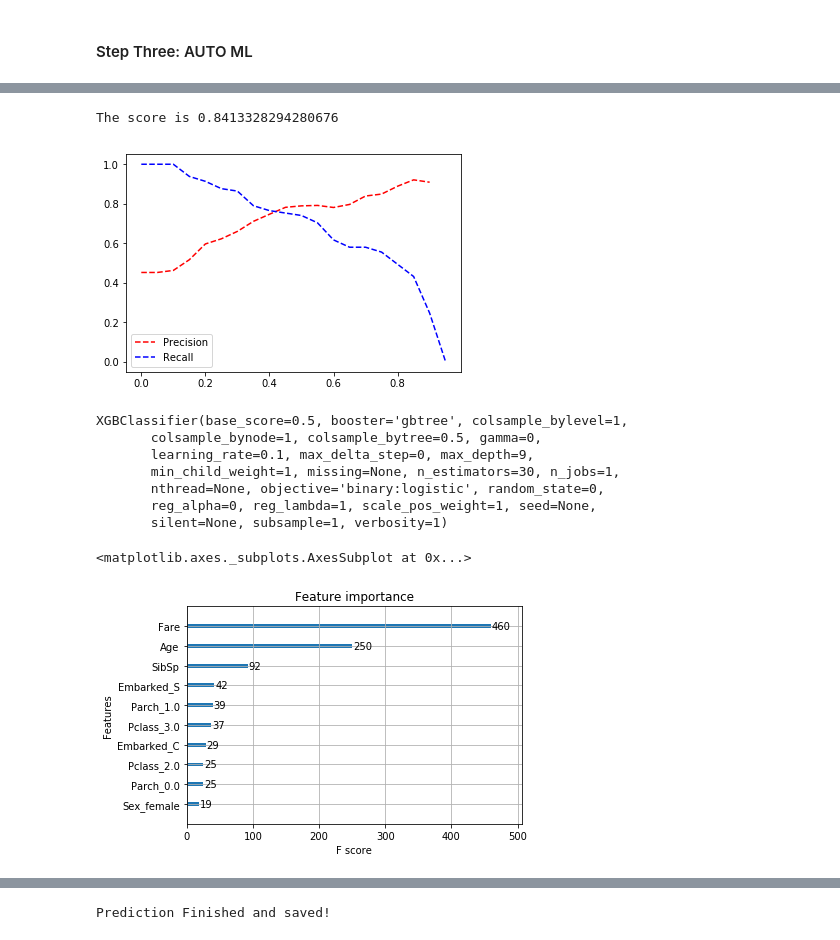
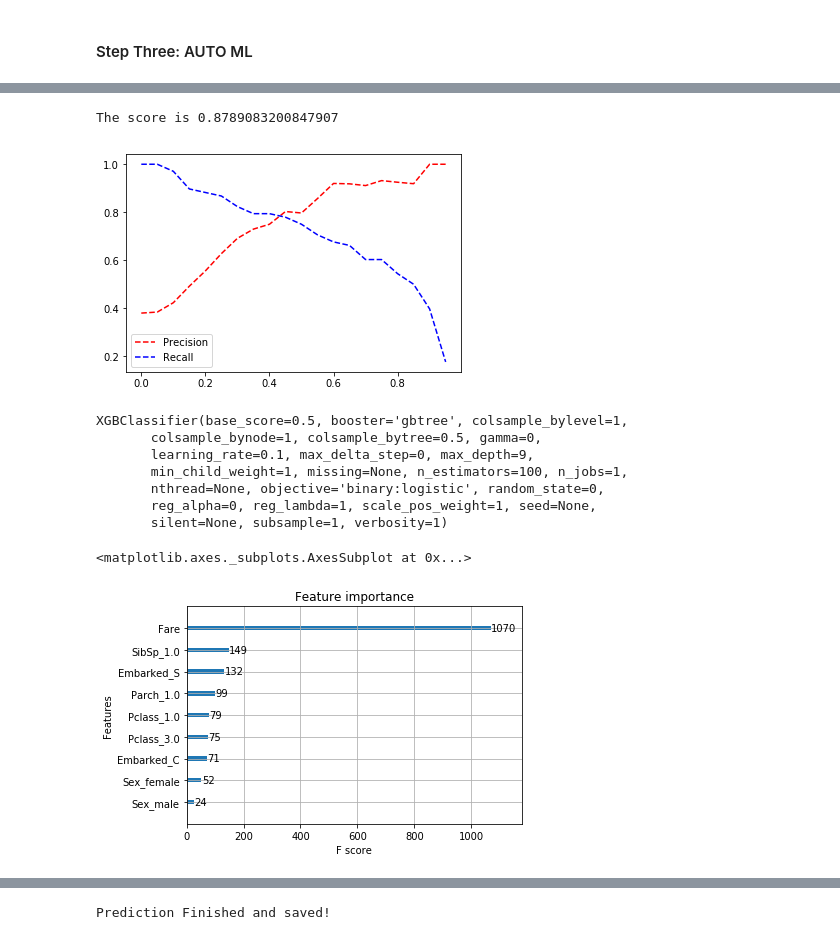
Before and after one commit to YC-Coder-Chen/Integrated-AUTO-ML, a Jupyter notebook: Demo_Titanic.ipynb, the cells around one changed output, grey strips where cells are left out. Drawn from its saved outputs; the diff is of its cells as text; code cells hidden in the pictures.

```diff
--- a/Demo_Titanic.ipynb
+++ b/Demo_Titanic.ipynb
@@ -142,28 +124,28 @@ result[2]
 # %%
 # retrain on the whole trainset and test on the testset
 # automatically plot the precision and recall line
 # return (model, prediction)
 best_params = {'max_depth': [9],
  'colsample_bytree': [0.5],
- 'n_estimators': [30]}
+ 'n_estimators': [100]}
 fill_method = 'mean'
 
 result = s3.predict_test(col = list(set(data.columns)-set(['Survived'])),
                         model = xgb.XGBClassifier,
                         best_params=best_params,
                         scorer=sk.metrics.roc_auc_score,
-                        fill_method = fill_method, fkbest=13,
+                        fill_method = fill_method, fkbest=9,
                         scaling = True, smote=True, classification=True)
 # %% [output]
-The score is 0.8413328294280676
+The score is 0.8789083200847907
-[figure, old version]
+[figure, new version]
 # %%
 result[0]
 # %% [output]
 XGBClassifier(base_score=0.5, booster='gbtree', colsample_bylevel=1,
        colsample_bynode=1, colsample_bytree=0.5, gamma=0,
        learning_rate=0.1, max_delta_step=0, max_depth=9,
-       min_child_weight=1, missing=None, n_estimators=30, n_jobs=1,
+       min_child_weight=1, missing=None, n_estimators=100, n_jobs=1,
        nthread=None, objective='binary:logistic', random_state=0,
        reg_alpha=0, reg_lambda=1, scale_pos_weight=1, seed=None,
        silent=None, subsample=1, verbosity=1)
@@ -171,4 +153,4 @@ XGBClassifier(base_score=0.5, booster='gbtree', colsample_bylevel=1,
 xgb.plot_importance(result[0],max_num_features=10)
 # %% [output]
 <matplotlib.axes._subplots.AxesSubplot at 0x...>
-[figure, old version]
+[figure, new version]
```
Also changed, not shown: parts of 12 cells of this notebook.
